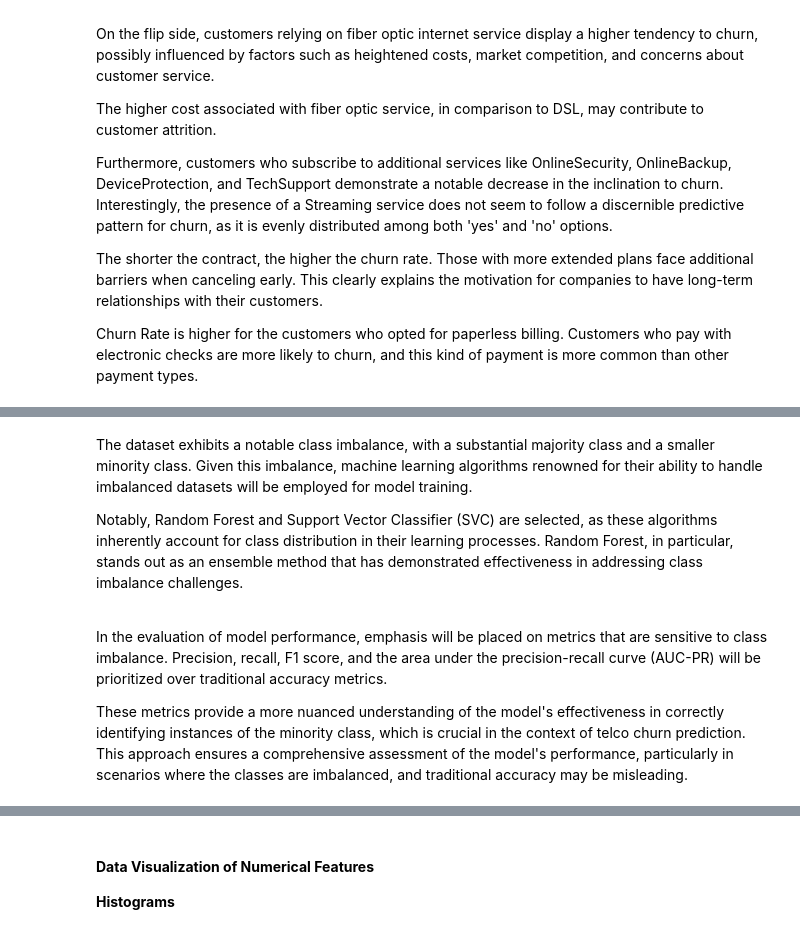
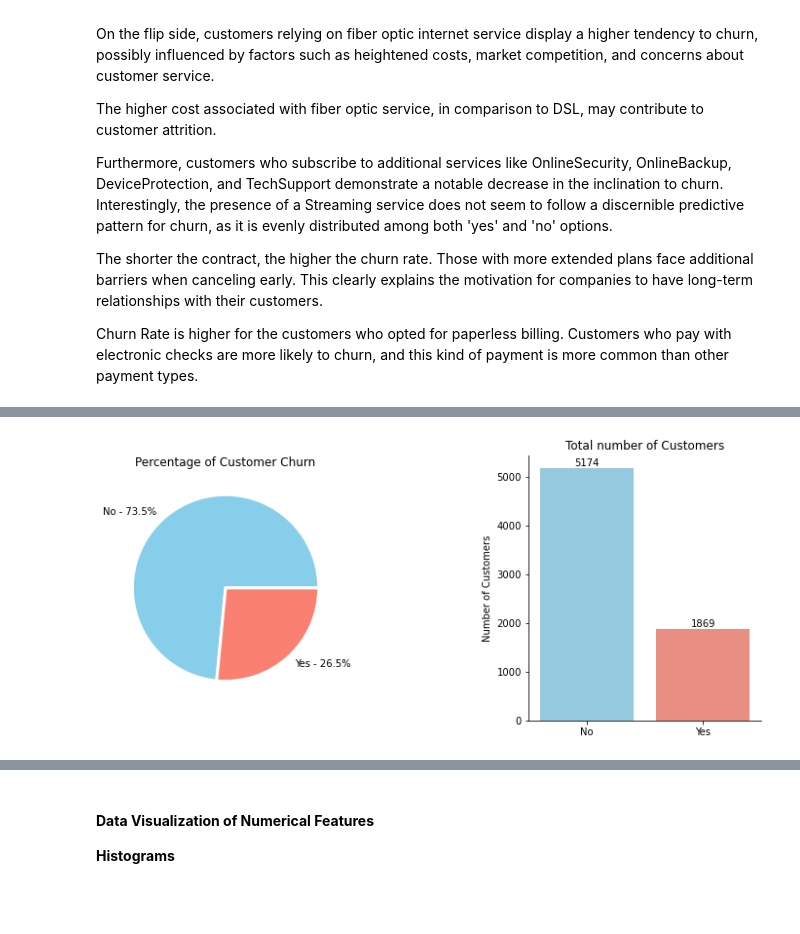
Before and after one commit to YinkaOlusola/TelecomChurnPrediction, a Jupyter notebook: notebook.ipynb, the cells around one changed output, grey strips where cells are left out. Cells and saved outputs as stored; diff of their text form; code cells hidden in the pictures; blank space fills up the shorter version.

```diff
--- a/notebook.ipynb
+++ b/notebook.ipynb
@@ -439,10 +405,36 @@ plt.show()
-# %% [markdown]
-The dataset exhibits a notable class imbalance, with a substantial majority class and a smaller minority class. Given this imbalance, machine learning algorithms renowned for their ability to handle imbalanced datasets will be employed for model training.
-
-Notably, Random Forest and Support Vector Classifier (SVC) are selected, as these algorithms inherently account for class distribution in their learning processes. Random Forest, in particular, stands out as an ensemble method that has demonstrated effectiveness in addressing class imbalance challenges.
-
-<br>
-
-In the evaluation of model performance, emphasis will be placed on metrics that are sensitive to class imbalance. Precision, recall, F1 score, and the area under the precision-recall curve (AUC-PR) will be prioritized over traditional accuracy metrics.
-
-These metrics provide a more nuanced understanding of the model's effectiveness in correctly identifying instances of the minority class, which is crucial in the context of telco churn prediction. This approach ensures a comprehensive assessment of the model's performance, particularly in scenarios where the classes are imbalanced, and traditional accuracy may be misleading.
+# %%
+# Creating a space before the plot
+print('\n\n')
+
+# Creating a figure with two subplots
+fig, (ax1, ax2) = plt.subplots(nrows=1, ncols=2, figsize=(12, 5))
+
+# Adjusting the space betweeen the subplots
+plt.subplots_adjust(wspace=0.8)
+
+# Defining the colors for each class
+colors = ['skyblue', 'salmon', 'lightgreen']
+
+# Number of observations in each category
+data = telco_data['Churn'].value_counts()
+
+# Creating a pie chart.
+labels = [f'{label} - {np.round(data[label] / data.sum() * 100, 1)}%' for label in data.index]
+ax1.pie(data, labels=labels, wedgeprops = {'linewidth' : 3, 'edgecolor' : 'white'},
+        colors=colors)
+ax1.set_title('Percentage of Customer Churn')
+
+# Creating a bar plot.
+ax2 = sns.barplot(data=data.to_frame(), y='Churn', x=data.index, palette=colors)
+
+# Setting the label and title
+ax2.set(xlabel=None, ylabel='Number of Customers')
+ax2.bar_label(container=ax2.containers[0], labels=telco_data['Churn'].value_counts())
+ax2.spines[['right', 'top']].set_visible(False)
+ax2.set_title('Total number of Customers')
+# Saving the plot
+plt.savefig(f'images/churn_rate.png')
+# Displaying the plot
+plt.show()
+# %% [output]
+[figure, added]
```
Also changed, not shown: parts of 26 cells of this notebook, 17 other files.
